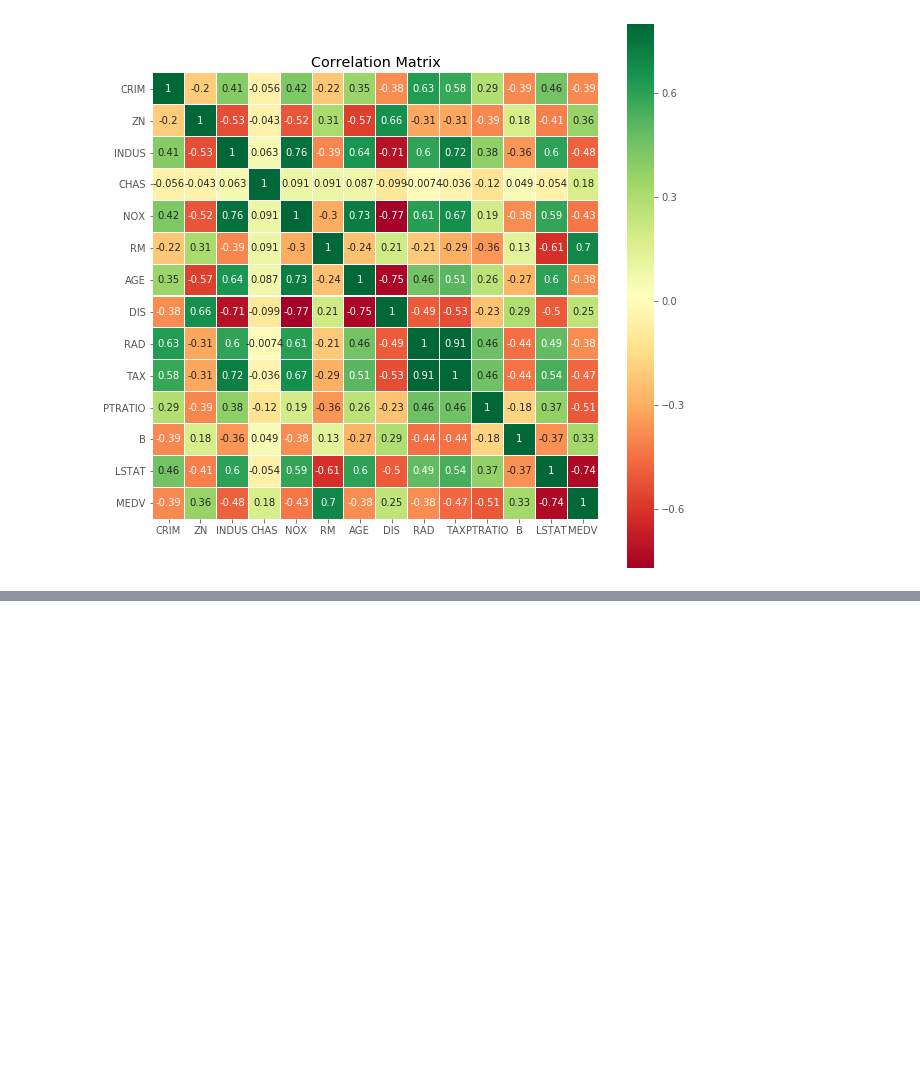
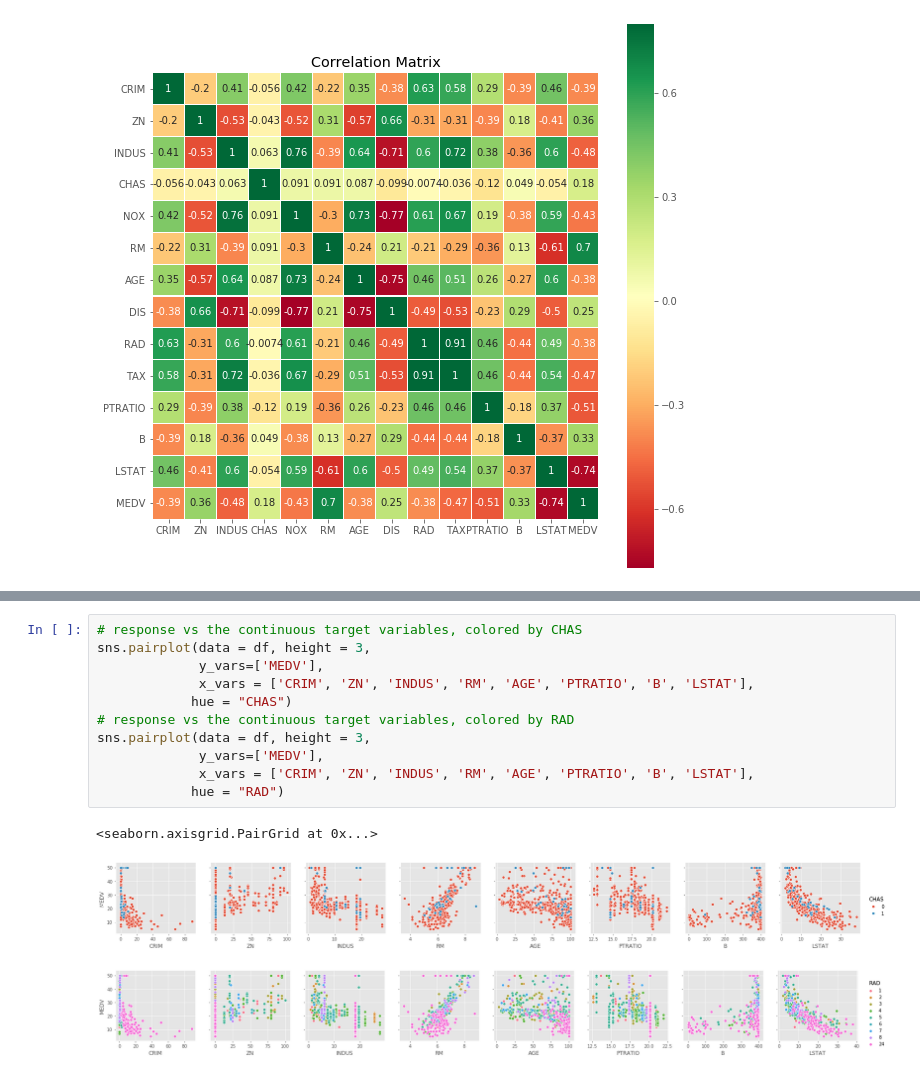
Before and after one commit to jstevenr/housing-price-regression, a Jupyter notebook: Boston_Housing.ipynb, the cells around one changed output, grey strips where cells are left out. Saved outputs shown, nothing was run; the diff lists cells and outputs as text; blank space fills up the shorter version.

```diff
--- a/Boston_Housing.ipynb
+++ b/Boston_Housing.ipynb
@@ -218,0 +139,15 @@ predictions_RF = fit_model(regr_RF, X_train, y_train, y_test)
+# %%
+# response vs the continuous target variables, colored by CHAS
+sns.pairplot(data = df, height = 3,
+             y_vars=['MEDV'],
+             x_vars = ['CRIM', 'ZN', 'INDUS', 'RM', 'AGE', 'PTRATIO', 'B', 'LSTAT'],
+            hue = "CHAS")
+# response vs the continuous target variables, colored by RAD
+sns.pairplot(data = df, height = 3,
+             y_vars=['MEDV'],
+             x_vars = ['CRIM', 'ZN', 'INDUS', 'RM', 'AGE', 'PTRATIO', 'B', 'LSTAT'],
+            hue = "RAD")
+# %% [output]
+<seaborn.axisgrid.PairGrid at 0x...>
+[figure, added]
+[figure, added]
```
Also changed, not shown: parts of 47 cells of this notebook.
